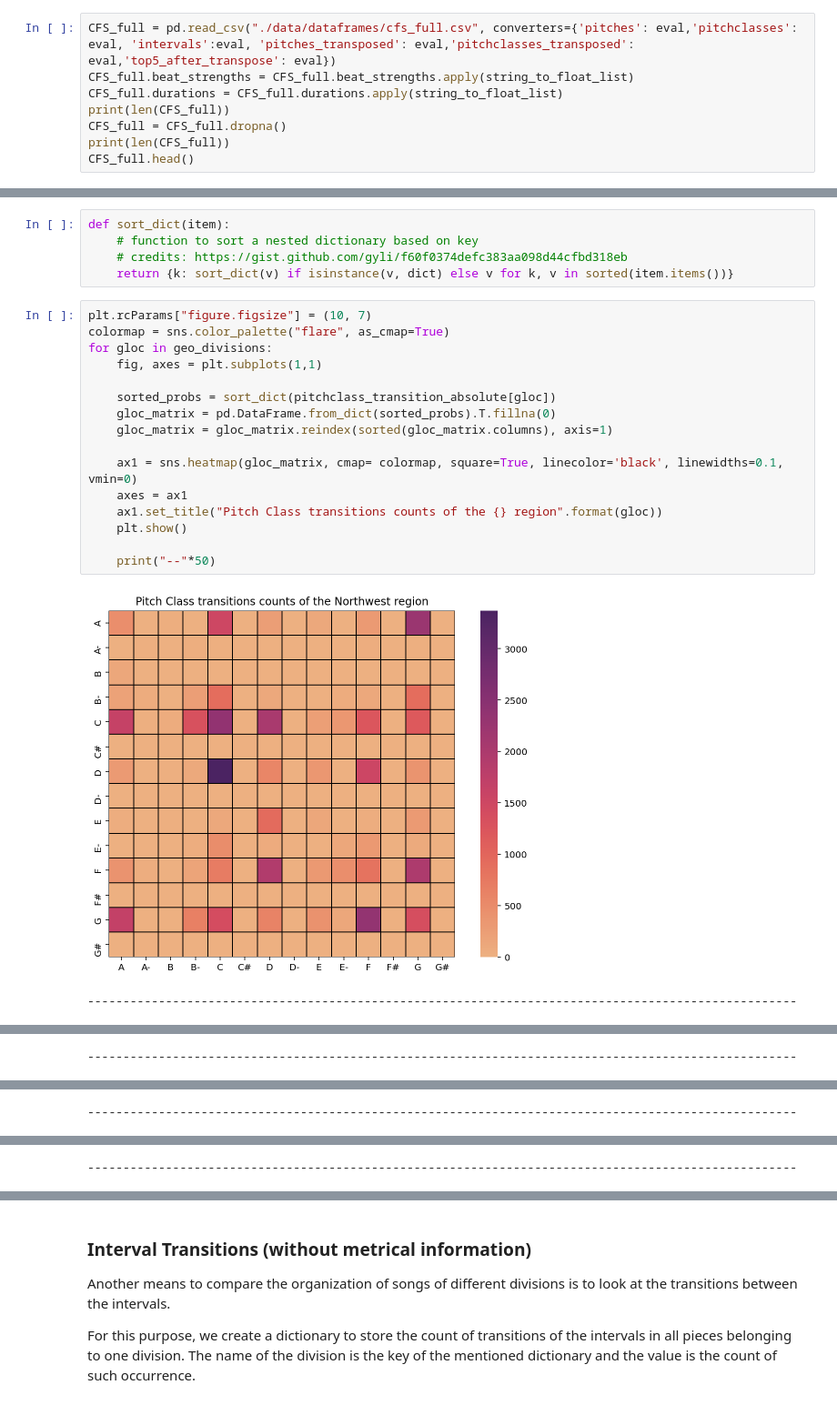
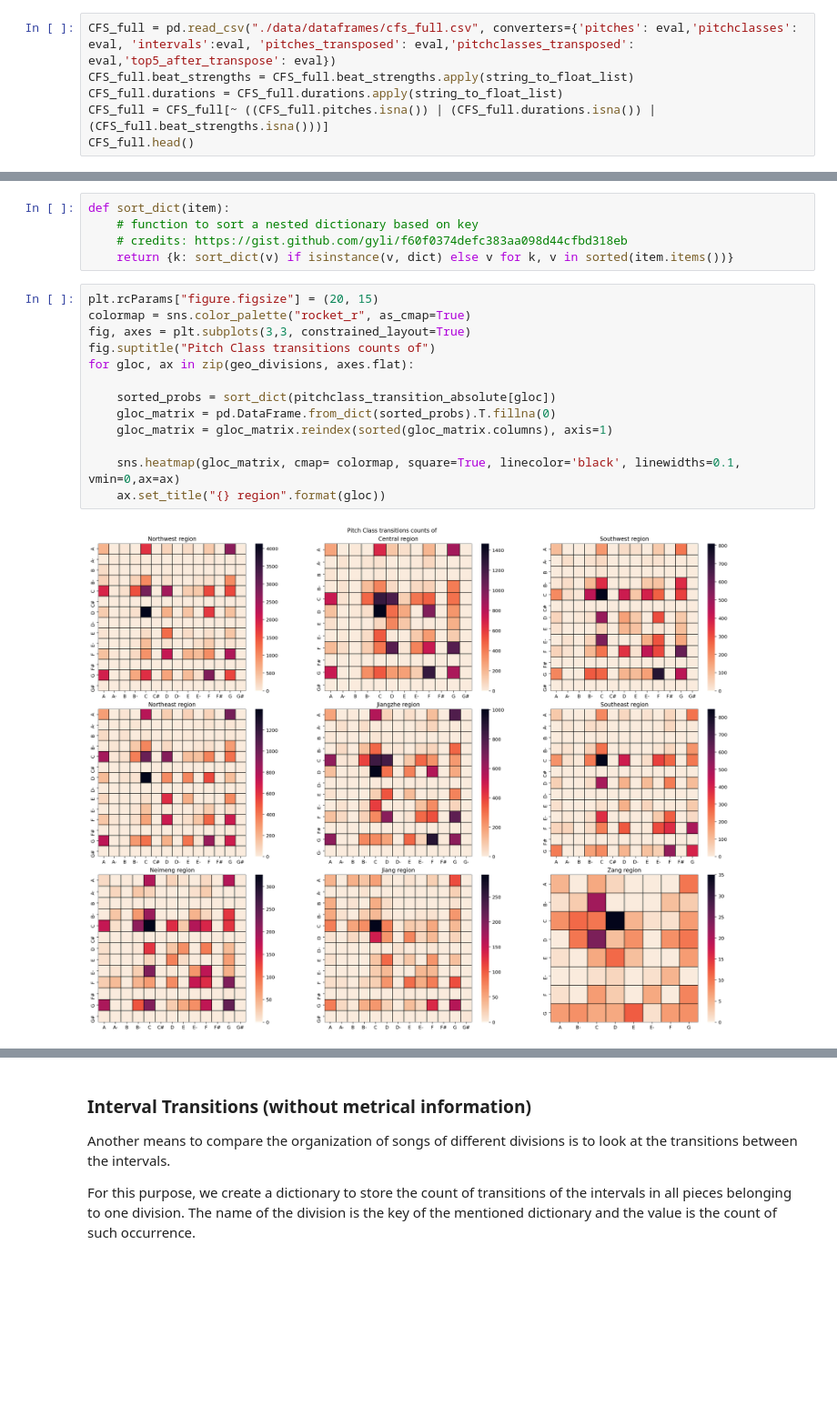
Before and after one commit to ravinitheshreddy/Digital-Musicology-Project, a Jupyter notebook: milestone3.ipynb, the cells around one changed output, grey strips where cells are left out. Shown at 91% size. Cells and saved outputs as stored; diff of their text form; blank space fills up the shorter version.

Commit message:
created subplots for transitions

```diff
--- a/milestone3.ipynb
+++ b/milestone3.ipynb
@@ -28,8 +27,6 @@ def string_to_float_list(string_list):
 CFS_full = pd.read_csv("./data/dataframes/cfs_full.csv", converters={'pitches': eval,'pitchclasses': eval, 'intervals':eval, 'pitches_transposed': eval,'pitchclasses_transposed': eval,'top5_after_transpose': eval})
 CFS_full.beat_strengths = CFS_full.beat_strengths.apply(string_to_float_list)
 CFS_full.durations = CFS_full.durations.apply(string_to_float_list)
-print(len(CFS_full))
-CFS_full = CFS_full.dropna()
-print(len(CFS_full))
+CFS_full = CFS_full[~ ((CFS_full.pitches.isna()) | (CFS_full.durations.isna()) | (CFS_full.beat_strengths.isna()))]
 CFS_full.head()
 # %% [output]
@@ -173,21 +183,17 @@ def sort_dict(item):
     # credits: https://gist.github.com/gyli/f60f0374defc383aa098d44cfbd318eb
     return {k: sort_dict(v) if isinstance(v, dict) else v for k, v in sorted(item.items())}
 # %%
-plt.rcParams["figure.figsize"] = (10, 7)
-colormap = sns.color_palette("flare", as_cmap=True)
-for gloc in geo_divisions:
-    fig, axes = plt.subplots(1,1)
+plt.rcParams["figure.figsize"] = (20, 15)
+colormap = sns.color_palette("rocket_r", as_cmap=True)
+fig, axes = plt.subplots(3,3, constrained_layout=True)
+fig.suptitle("Pitch Class transitions counts of")
+for gloc, ax in zip(geo_divisions, axes.flat):
 
     sorted_probs = sort_dict(pitchclass_transition_absolute[gloc])
     gloc_matrix = pd.DataFrame.from_dict(sorted_probs).T.fillna(0)
     gloc_matrix = gloc_matrix.reindex(sorted(gloc_matrix.columns), axis=1)
 
-    ax1 = sns.heatmap(gloc_matrix, cmap= colormap, square=True, linecolor='black', linewidths=0.1, vmin=0)
-    axes = ax1
-    ax1.set_title("Pitch Class transitions counts of the {} region".format(gloc))
-    plt.show()
-
-    print("--"*50)
+    sns.heatmap(gloc_matrix, cmap= colormap, square=True, linecolor='black', linewidths=0.1, vmin=0,ax=ax)
+    ax.set_title("{} region".format(gloc))
 # %% [output]
-[figure, old version]
+[figure, new version]
-----------------------------------------------------------------------------------------------------
@@ -195 +199,0 @@ for gloc in geo_divisions:
-----------------------------------------------------------------------------------------------------
@@ -197 +199,0 @@ for gloc in geo_divisions:
-----------------------------------------------------------------------------------------------------
@@ -199 +199,0 @@ for gloc in geo_divisions:
-----------------------------------------------------------------------------------------------------
```
Also changed, not shown: parts of 21 cells of this notebook.
